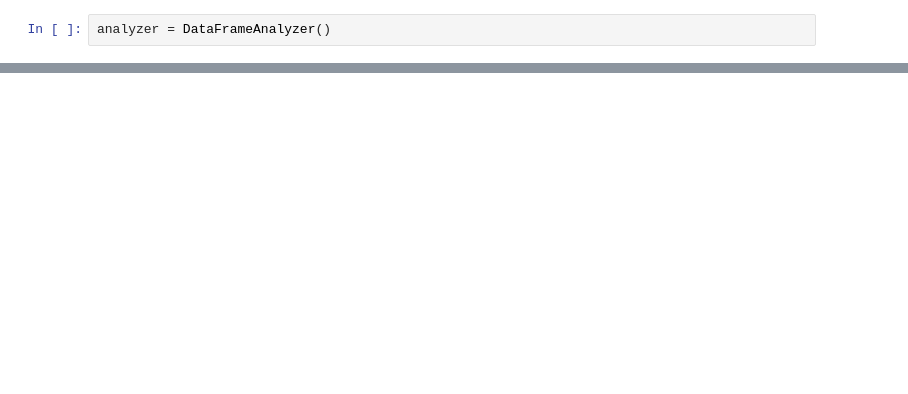
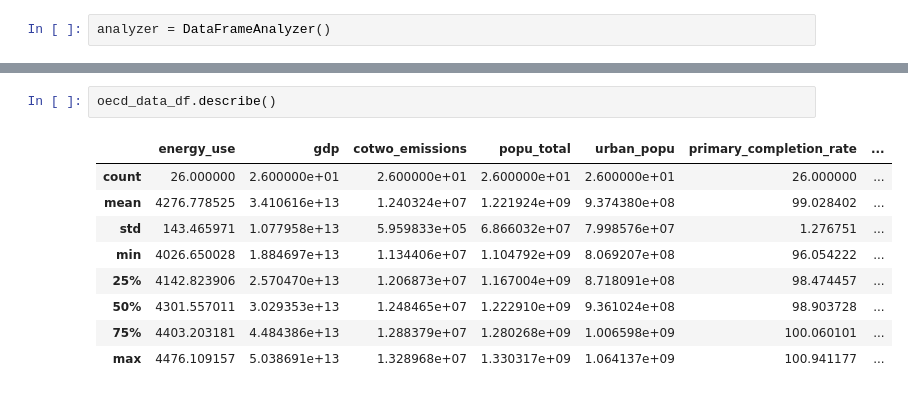
Before and after one commit to JuanRobledo12/Decision_Sciencies_Practical_Exam, a Jupyter notebook: q1.ipynb, the cells around one changed output, grey strips where cells are left out. Drawn from its saved outputs; the diff is of its cells as text; blank space fills up the shorter version.

```diff
--- a/q1.ipynb
+++ b/q1.ipynb
@@ -180,0 +308,12 @@ None
+# %%
+oecd_data_df.describe()
+# %% [output]
+|  | energy_use | gdp | cotwo_emissions | popu_total | urban_popu | primary_completion_rate | ... |
+| count | 26.000000 | 2.600000e+01 | 2.600000e+01 | 2.600000e+01 | 2.600000e+01 | 26.000000 | ... |
+| mean | 4276.778525 | 3.410616e+13 | 1.240324e+07 | 1.221924e+09 | 9.374380e+08 | 99.028402 | ... |
+| std | 143.465971 | 1.077958e+13 | 5.959833e+05 | 6.866032e+07 | 7.998576e+07 | 1.276751 | ... |
+| min | 4026.650028 | 1.884697e+13 | 1.134406e+07 | 1.104792e+09 | 8.069207e+08 | 96.054222 | ... |
+| 25% | 4142.823906 | 2.570470e+13 | 1.206873e+07 | 1.167004e+09 | 8.718091e+08 | 98.474457 | ... |
+| 50% | 4301.557011 | 3.029353e+13 | 1.248465e+07 | 1.222910e+09 | 9.361024e+08 | 98.903728 | ... |
+| 75% | 4403.203181 | 4.484386e+13 | 1.288379e+07 | 1.280268e+09 | 1.006598e+09 | 100.060101 | ... |
+| max | 4476.109157 | 5.038691e+13 | 1.328968e+07 | 1.330317e+09 | 1.064137e+09 | 100.941177 | ... |
```
Also changed, not shown: parts of 32 cells of this notebook, 6 other files.
